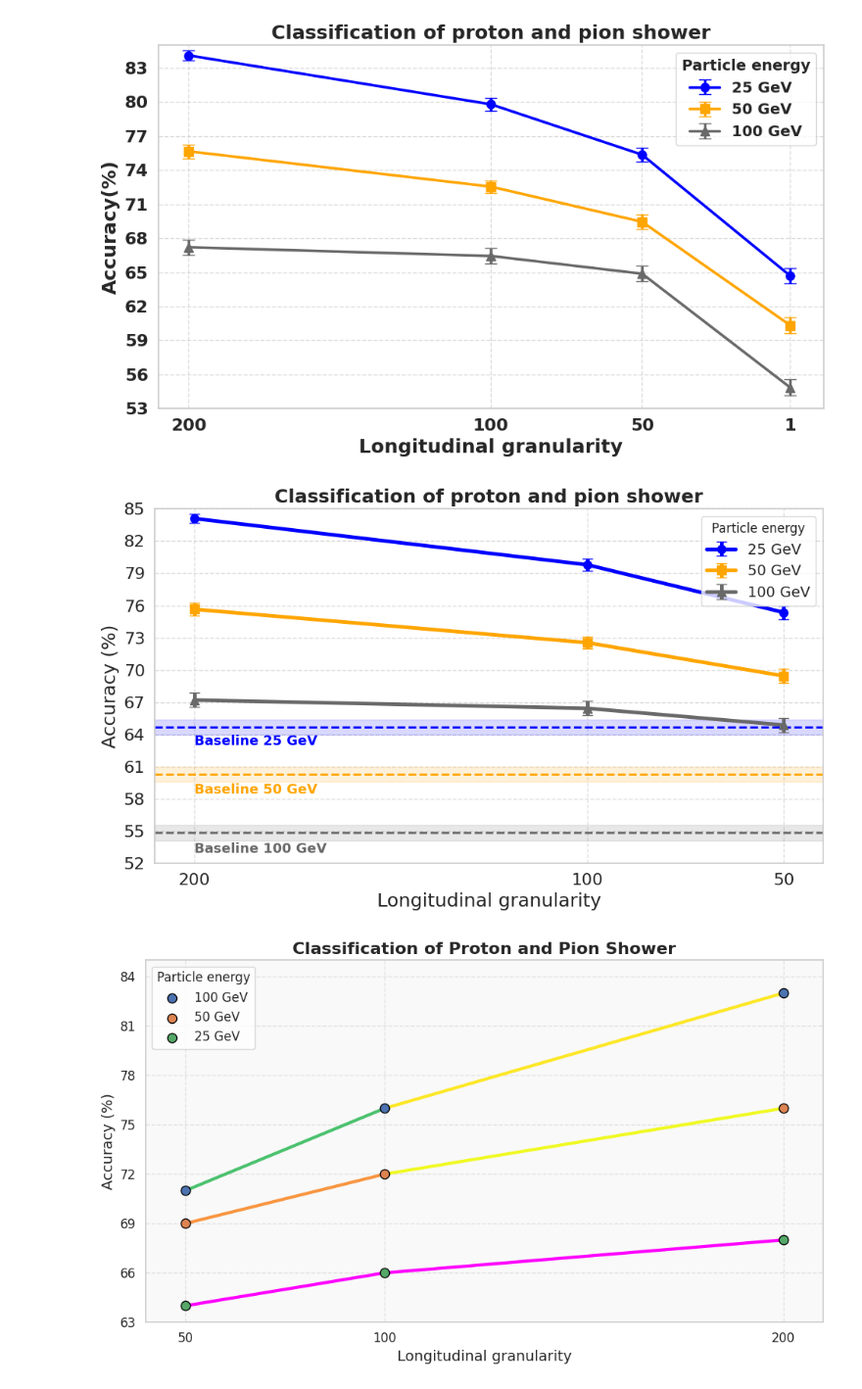
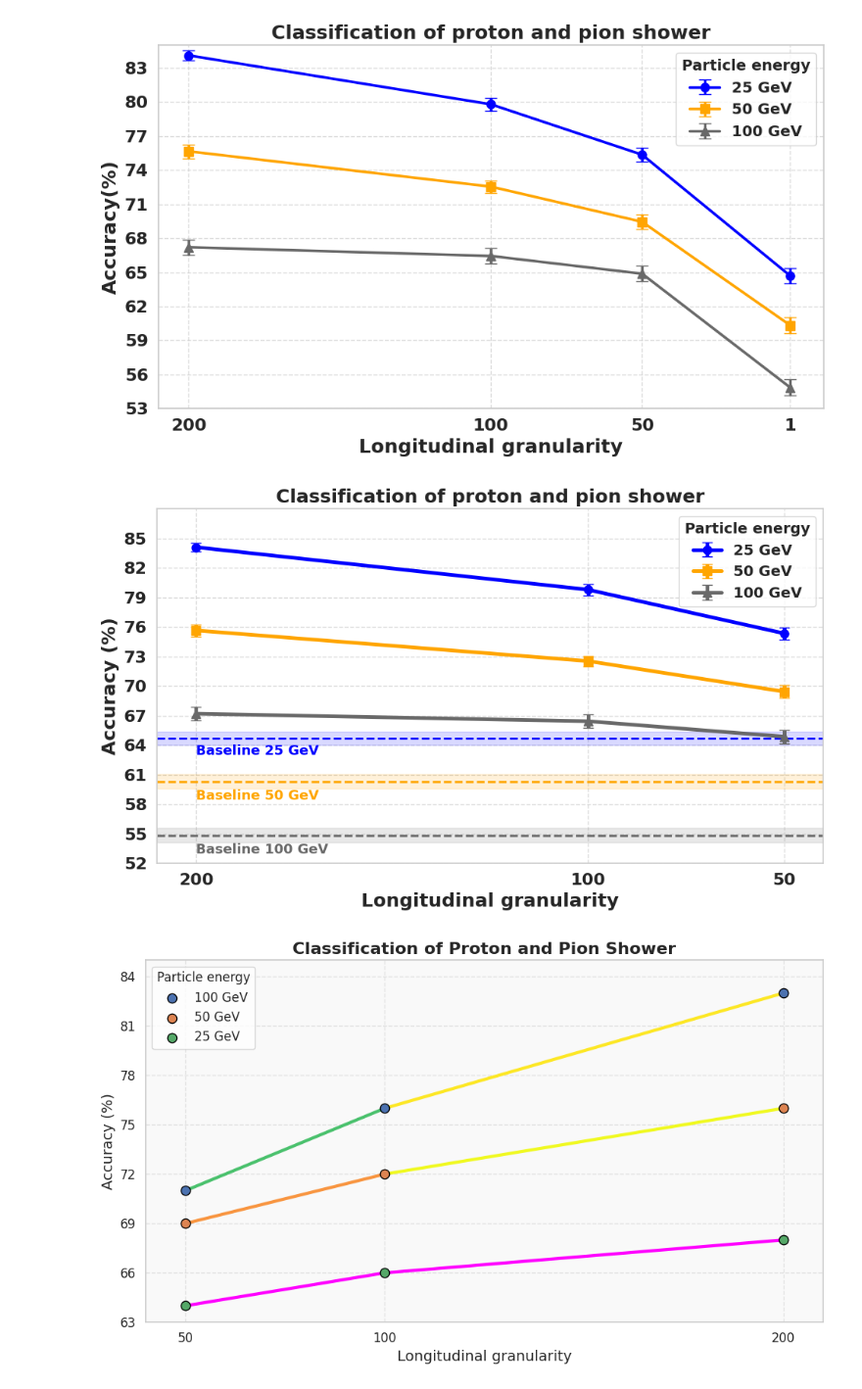
Before and after one commit to abhich2507/ML_PointCloud, a Jupyter notebook: Utils/plot_log.ipynb, the cells around one changed output. Shown: that part at 98% size. Cells and saved outputs as stored; diff of their text form; code cells hidden in the pictures.

Commit message:
new file:   Plots/accuracy_vs_granularity_baseline.pdf 	modified:   Utils/plot_log.ipynb

```diff
--- a/Utils/plot_log.ipynb
+++ b/Utils/plot_log.ipynb
@@ -198,6 +198,10 @@ plt.show()
 import matplotlib.pyplot as plt
 import seaborn as sns
 import numpy as np
+
+from matplotlib.font_manager import FontProperties
+
+bold_font = FontProperties(weight='bold', size=14)
 
 sns.set_theme(style="whitegrid")
 
@@ -226,41 +230,44 @@ plt.errorbar(x, E_50, yerr=uncert_2, marker='s', label='50 GeV', linewidth=3.5,
 plt.errorbar(x, E_100, yerr=uncert_3, marker='^', label='100 GeV', linewidth=3.5, markersize=8, capsize=5, color='dimgray')
 
 # Add horizontal lines and filled uncertainty bands at x=1
 colors = ['blue', 'orange', 'dimgray']
 # labels = ['25 GeV Baseline', '50 GeV Baseline', '100 GeV Baseline']
 
 for val, err, col in zip(final_vals, final_uncerts, colors):
     plt.axhline(y=val, color=col, linestyle='--', linewidth=2)
     plt.fill_between([0, 210], val - err, val + err, color=col, alpha=0.15)
 plt.annotate('Baseline 25 GeV',
              xy=(200, 63),  # This is where the text will appear
              fontsize=13, color='blue',weight='bold')
 plt.annotate('Baseline 50 GeV',
              xy=(200, 58.5),  # This is where the text will appear
              fontsize=13, color='orange',weight='bold')
 plt.annotate('Baseline 100 GeV',
              xy=(200, 53),  # This is where the text will appear
              fontsize=13, color='dimgray',weight='bold')
 
 
-plt.ylim(57, 85)
+plt.ylim(57, 88)
 plt.xlim(210, 40)  # reversed X-axis
 
-plt.xlabel('Longitudinal granularity', fontsize=18)
-plt.ylabel('Accuracy (%)', fontsize=18)
+plt.xlabel('Longitudinal granularity', fontsize=18,weight='bold')
+plt.ylabel('Accuracy (%)', fontsize=18,weight='bold')
 plt.title('Classification of proton and pion shower', fontsize=18, weight='bold')
 
-plt.xticks([200, 100, 50], fontsize=16)
-plt.yticks(np.arange(52, 86, 3), fontsize=16)
+plt.xticks([200, 100, 50], fontsize=16,weight='bold')
+plt.yticks(np.arange(52, 88, 3), fontsize=16,weight='bold')
 
 plt.grid(True, linestyle='--', alpha=0.7)
-plt.legend(title="Particle energy", fontsize=14)
+# plt.legend(title="Particle energy", fontsize=14)
+plt.legend(title="Particle energy",
+           prop={'weight': 'bold', 'size': 14},
+           title_fontproperties=bold_font)
 
 plt.tight_layout()
-plt.savefig('../Plots/accuracy_vs_granularity.pdf', dpi=300, bbox_inches='tight')
+plt.savefig('../Plots/accuracy_vs_granularity_baseline.pdf', dpi=300, bbox_inches='tight')
 plt.show()
 # %% [output]
-[figure, old version]
+[figure, new version]
 # %%
 import matplotlib.pyplot as plt
 import numpy as np
```
Also changed, not shown: 1 other file.
